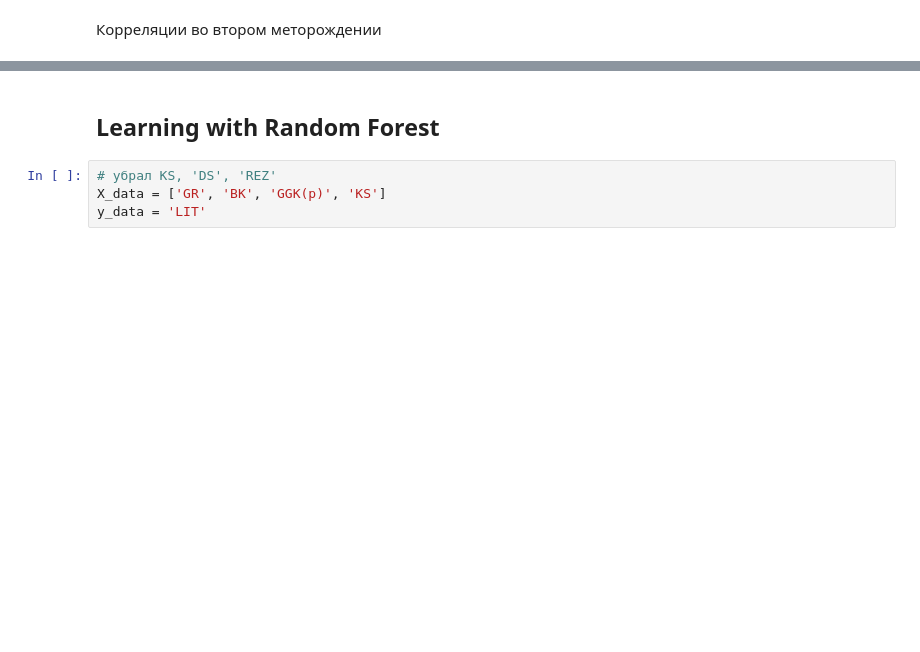
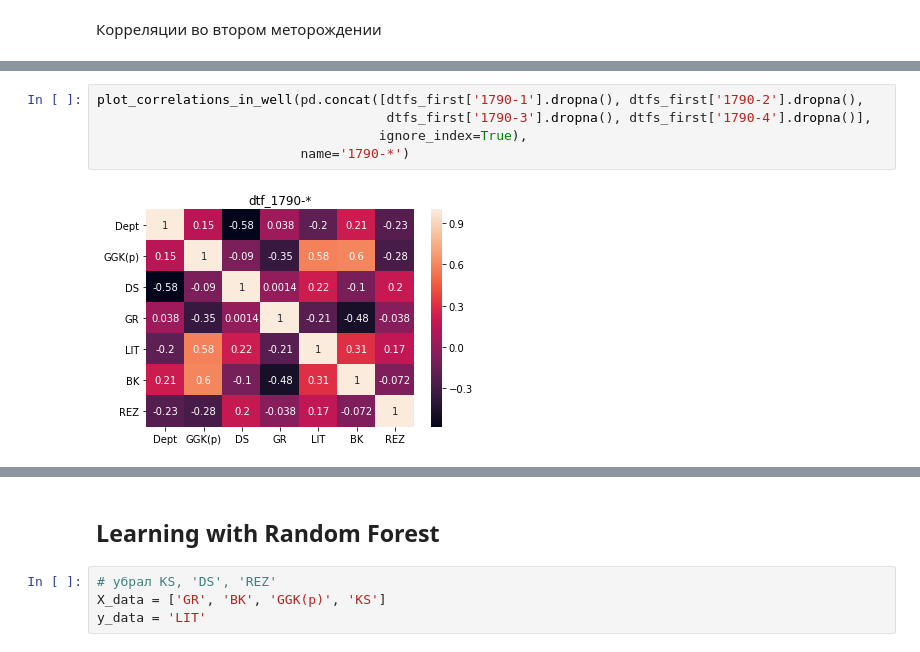
Before and after one commit to churnikov/carrot, a Jupyter notebook: nikita/digdes_data_analysis.ipynb, the cells around one changed output, grey strips where cells are left out. Saved outputs shown, nothing was run; the diff lists cells and outputs as text; blank space fills up the shorter version.

```diff
--- a/nikita/digdes_data_analysis.ipynb
+++ b/nikita/digdes_data_analysis.ipynb
@@ -290,0 +279,7 @@ sns.heatmap(pd.concat([dtf_1790_1[dtf_1790_1.Dept > 100], dtf_1790_2[dtf_1790_2.
+# %%
+plot_correlations_in_well(pd.concat([dtfs_first['1790-1'].dropna(), dtfs_first['1790-2'].dropna(),
+                                     dtfs_first['1790-3'].dropna(), dtfs_first['1790-4'].dropna()],
+                                    ignore_index=True),
+                          name='1790-*')
+# %% [output]
+[figure, added]
```
Also changed, not shown: parts of 59 cells of this notebook.
